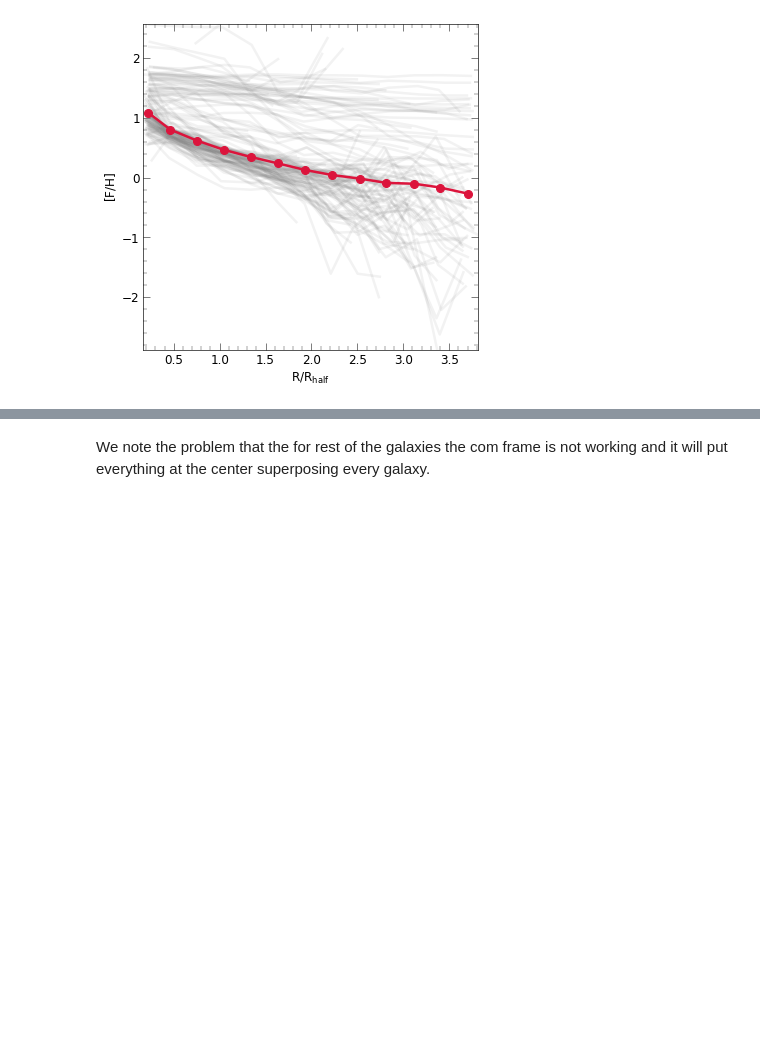
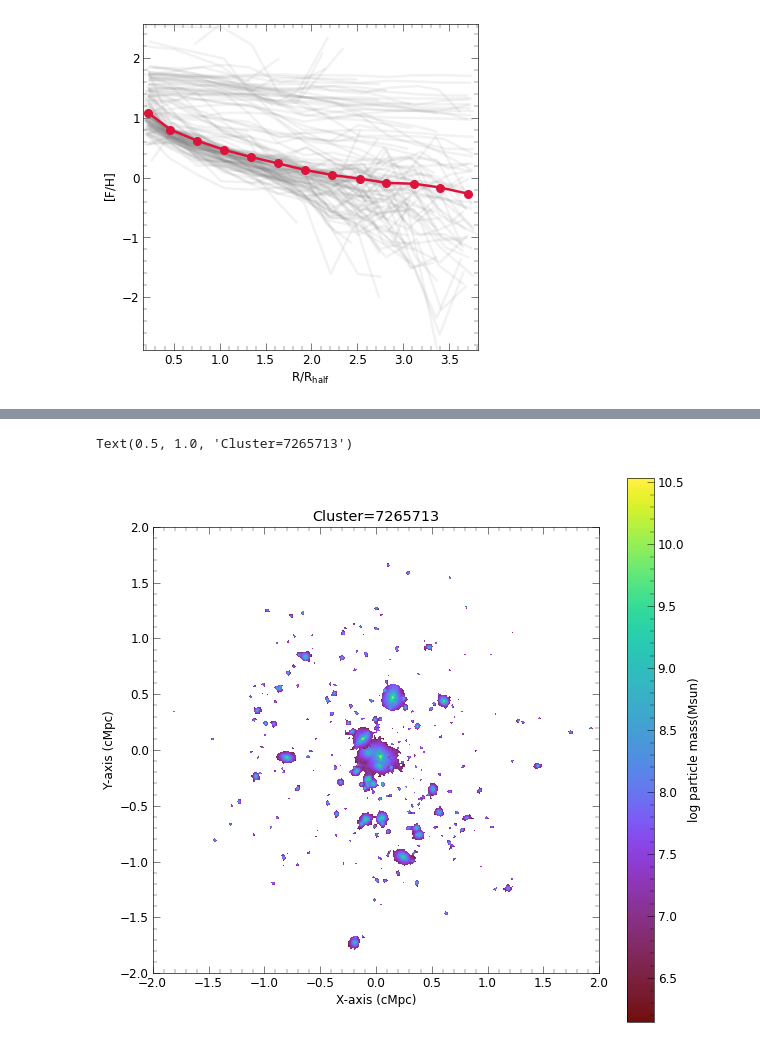
Before and after one commit to ansingh16/hr5_metallicity, a Jupyter notebook: Code/Analysis.ipynb, the cells around one changed output, grey strips where cells are left out. Cells and saved outputs as stored; diff of their text form; code cells hidden in the pictures; blank space fills up the shorter version.

Commit message:
making projection plot

```diff
--- a/Code/Analysis.ipynb
+++ b/Code/Analysis.ipynb
@@ -538,2 +406,40 @@ The validate_bool_maybe_none function was deprecated in Matplotlib 3.3 and will
-# %% [markdown]
-We note the problem that the for rest of the galaxies the com frame is not working and it will put everything at the center superposing every galaxy.
+# %%
+field = ("star","particle_mass")
+
+all_dat = yt.ParticleProjectionPlot(ds_all,'x',field,width=(4,'Mpc'))
+all_dat.set_unit(field, "Msun")
+all_dat = all_dat.frb[field]
+all_dat_array = all_dat.to_ndarray()
+
+rest_dat = yt.ParticleProjectionPlot(ds_rest,'x',field,width=(4,'Mpc'))
+rest_dat.set_unit(field, "Msun")
+rest_dat = rest_dat.frb[field]
+rest_dat_array = rest_dat.to_ndarray()
+
+bcg_dat = yt.ParticleProjectionPlot(ds_bcg,'x',field,width=(4,'Mpc'))
+bcg_dat.set_unit(field, "Msun")
+bcg_dat = bcg_dat.frb[field]
+bcg_dat_array = bcg_dat.to_ndarray()
+# %%
+# Create a matplotlib figure
+fig,ax = plt.subplots(1,1,figsize=(10,10))
+
+# Define the number of pixels in each direction
+nx, ny = all_dat_array.shape
+
+# Define the extent such that the center is at (0, 0)
+extent = [-2, 2, -2, 2]
+
+cb = ax.imshow(np.log10(bcg_dat_array), origin='lower', cmap='arbre',extent=extent)
+
+# Plot the data using imshow (or another suitable function)
+cb = ax.imshow(np.log10(rest_dat_array), origin='lower', cmap='arbre',extent=extent)
+
+# Add colorbar, labels, and title
+fig.colorbar(cb,label=f"log particle mass({all_dat.units})")
+ax.set_xlabel("X-axis (cMpc)")
+ax.set_ylabel("Y-axis (cMpc)")
+ax.set_title(f"Cluster={clusid}")
+# %% [output]
+Text(0.5, 1.0, 'Cluster=7265713')
+[figure, added]
```
Also changed, not shown: parts of 5 cells of this notebook, 3 other files.
